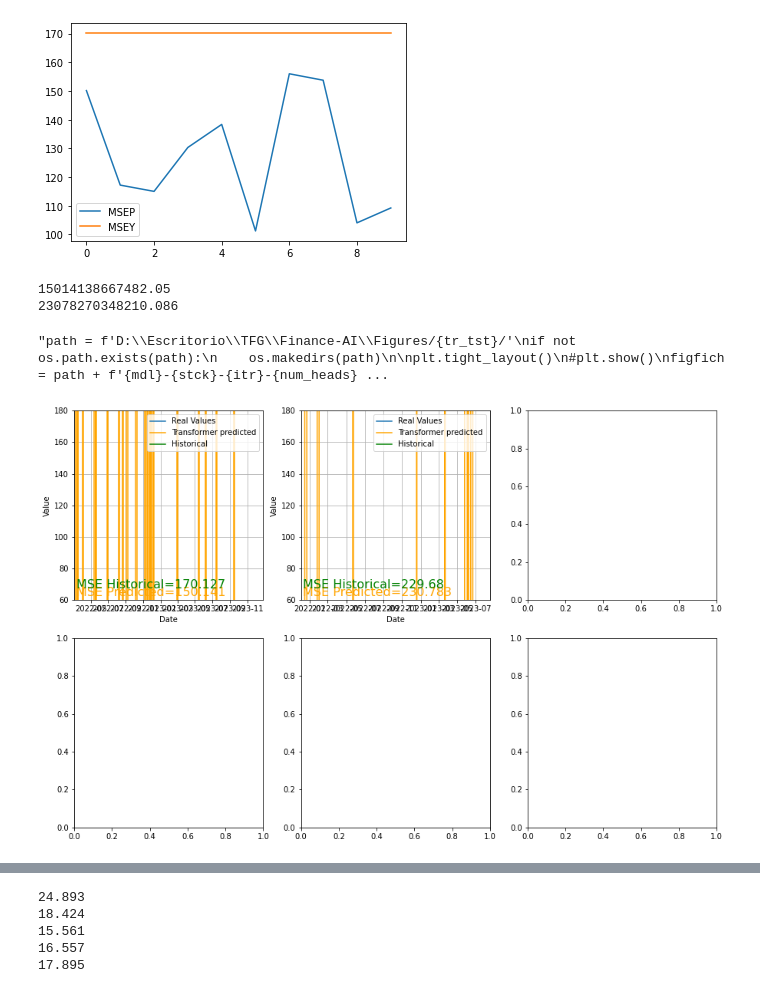
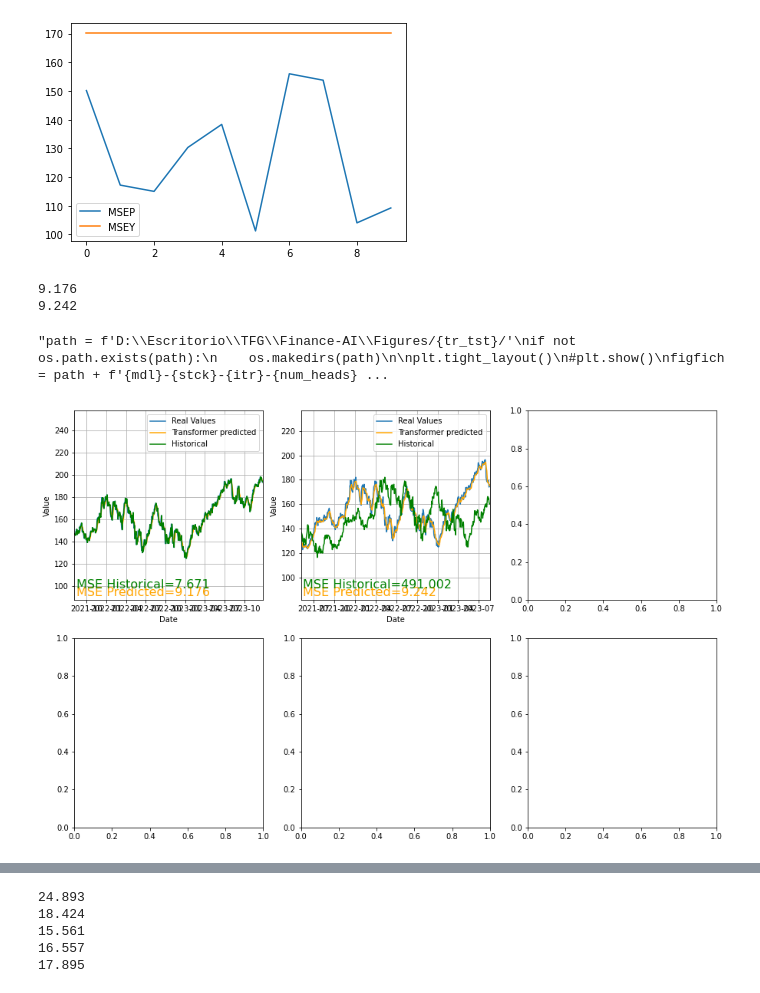
Before and after one commit to jordieres/Finance-AI, a Jupyter notebook: src/modeltransformer/VisualizationTransformer.ipynb, the cells around one changed output, grey strips where cells are left out. Drawn from its saved outputs; the diff is of its cells as text; code cells hidden in the pictures.

```diff
--- a/src/modeltransformer/VisualizationTransformer.ipynb
+++ b/src/modeltransformer/VisualizationTransformer.ipynb
@@ -38,10 +38,10 @@ def load_output_preprocessed_data(path, win, tr_tst, k, mld, multi):
         '''
 
         if multi == False:
-            fdat = f'/home/vvallejo/Finance-AI/dataprocessed/output/{win}/{tr_tst}/prueba-{mld}-output.pkl'
+            fdat = f'/home/vvallejo/Finance-AI/dataprocessed/output/{win}/{tr_tst}/scenario_1-{mld}-output.pkl'
 
         else:
-            fdat = f'/home/vvallejo/Finance-AI/dataprocessed/output/{win}/{tr_tst}/prueba-{mld}-m-output.pkl'
+            fdat = f'/home/vvallejo/Finance-AI/dataprocessed/output/{win}/{tr_tst}/scenario_1-{mld}-m-output.pkl'
 
         with (open(fdat, "rb")) as openfile:
             while True:
@@ -85,8 +81,8 @@ dict_keys(['AAPL', 'ADBE', 'AMZN', 'AVGO', 'CMCSA'])
 # %%
 res1 = tot_res['OUT_MODEL']
-stck = 'AVGO'
+stck = 'AAPL'
 ahead= 1
 itr  = 0
-DYs  = res1['scenario_1'][stck][ahead]['DY']
+DYs  = res1[stck][ahead]['DY']
 DY   = DYs.loc[itr]
 # %%
@@ -159,40 +155,40 @@ def plot_res(ax, DY, msep, msey, stck, mdl, itr):
     ax.grid(True)
 
     # Agregar texto
-    ax.text(.01, .01, 'MSE Predicted=' + str(round(msep/100000000000,3)), transform=ax.transAxes, ha='left', va='bottom', fontsize=16, color='#FFA500')
-    ax.text(.01, .05, 'MSE Historical=' + str(round(msey/10000000000,3)), transform=ax.transAxes, fontsize=16, ha='left', va='bottom', color='green')
+    ax.text(.01, .01, 'MSE Predicted=' + str(round(msep,3)), transform=ax.transAxes, ha='left', va='bottom', fontsize=16, color='#FFA500')
+    ax.text(.01, .05, 'MSE Historical=' + str(round(msey,3)), transform=ax.transAxes, fontsize=16, ha='left', va='bottom', color='green')
     print(str(round(msep,3)))
 # Código para generar subgráficos para cada valor en la lista lahead
 fig, axs = plt.subplots(2, 3, figsize=(15, 10))
 
 for i, ahead in enumerate([1, 90]):
-    res1 = tot_res['OUT_MODEL']['scenario_1']['AVGO']
+    res1 = tot_res['OUT_MODEL']['AAPL']
     mdl = 'transformer'
-    stck = 'AVGO'
+    stck = 'AAPL'
     itr = 0
     DYs = res1[ahead]['DY']
     DY = DYs.loc[itr]
     msep = res1[ahead]['MSEP'][itr]
     msey = res1[ahead]['MSEY'][itr]
     row = i // 3
     col = i % 3
     plot_res(axs[row, col], DY, msep, msey, stck, mdl, itr)
 
     # Ajustar los límites del eje X y Y
     axs[row, col].set_xlim(DY.index.min(), DY.index.max())  # Ajustar los límites del eje X
-    axs[row, col].set_ylim(60, 180)
+    axs[row, col].set_ylim(DY['Y_yesterday'].min()*0.7, DY['Y_yesterday'].max()*1.3)
 
 '''path = f'D:\Escritorio\TFG\Finance-AI\Figures/{tr_tst}/'
 if not os.path.exists(path):
     os.makedirs(path)
 
 plt.tight_layout()
 #plt.show()
 figfich = path + f'{mdl}-{stck}-{itr}-{num_heads}-{num_layers}.png'.format(mdl, stck, itr)
 plt.savefig(figfich)
 '''
 # %% [output]
-15014138667482.05
-23078270348210.086
+9.176
+9.242
 "path = f'D:\\Escritorio\\TFG\\Finance-AI\\Figures/{tr_tst}/'\nif not os.path.exists(path):\n    os.makedirs(path)\n\nplt.tight_layout()\n#plt.show()\nfigfich = path + f'{mdl}-{stck}-{itr}-{num_heads} ...
-[figure, old version]
+[figure, new version]
```
Also changed, not shown: parts of 8 cells of this notebook, 8 other files.
